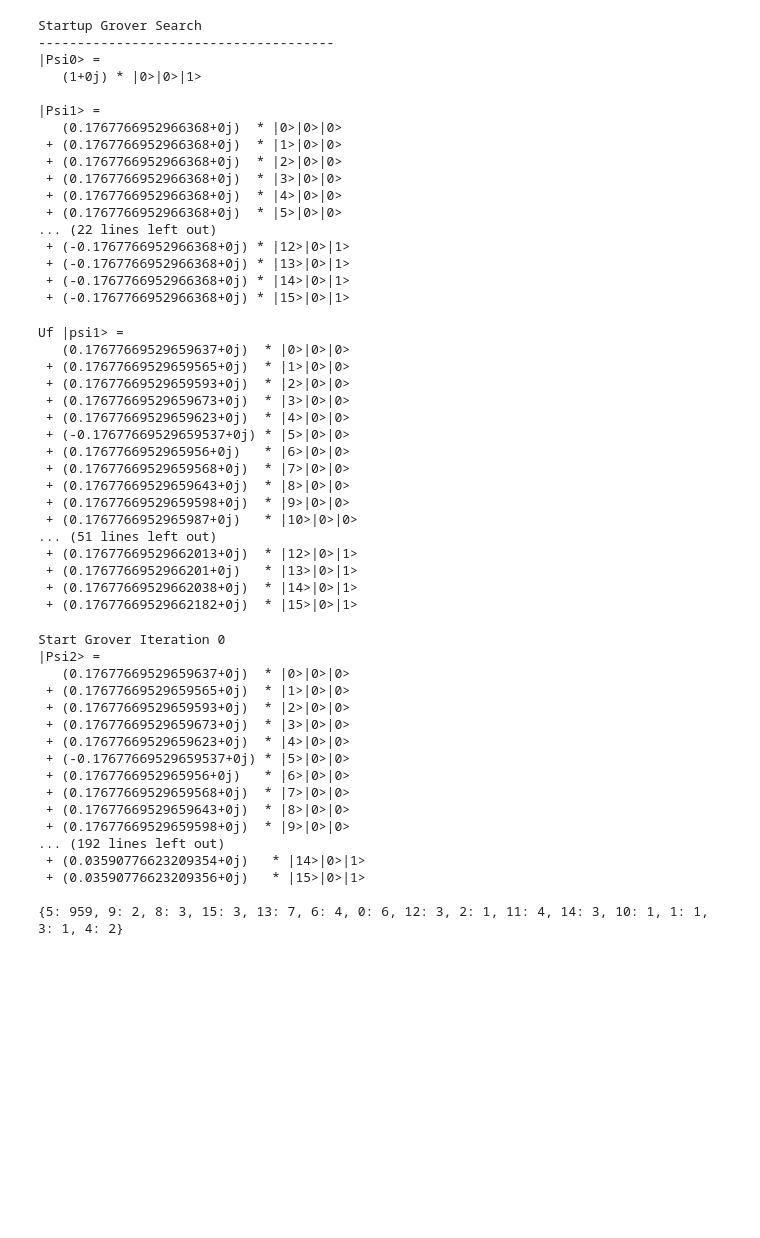
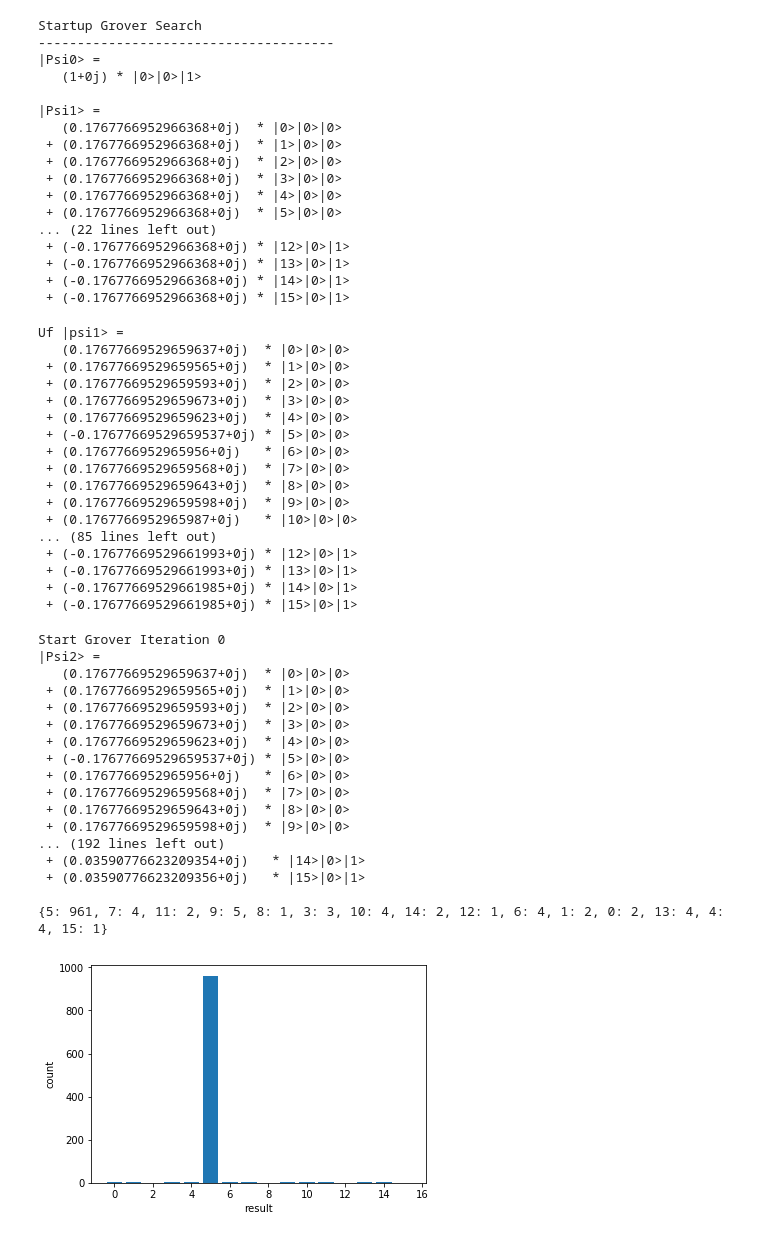
Before and after one commit to lehner/sqc, a Jupyter notebook: grover.ipynb, the cells around one changed output. Drawn from its saved outputs; the diff is of its cells as text; code cells hidden in the pictures; blank space fills up the shorter version.

```diff
--- a/grover.ipynb
+++ b/grover.ipynb
@@ -225,13 +225,19 @@ def Uf(o): # additional 4 bit in CnrootX is to check for overflow in f(x)=2x
 def Usdiag(o): # 2|0><0| - sum_i |i><i|, draw circuit?
     return CnrootX([0,1,2,3],4,1.,CnrootX([0,1,2,3],4,1.,o.X(0).X(1).X(2).X(3)).X(4).Rz(4,np.pi)).X(0).X(1).X(2).X(3).X(4)
 
+uf=Uf(sqc.operator(Nbits))
 print("Uf |psi1> = ")
-print(Uf(sqc.operator(Nbits)) * psi1)
+print(uf * psi1)
 print("")
 
 print("Usdiag |psi1> = ")
 print(Usdiag(sqc.operator(Nbits)) * psi1)
 print("")
+
+us=Usdiag(sqc.operator(Nbits).H(0).H(1).H(2).H(3)).H(0).H(1).H(2).H(3)
+print("Us |psi1> = ")
+print(us * psi1)
+print("")
 # %% [output]
 Uf |psi1> =
    (0.17677669529659637+0j)  * |0>|0>|0>
@@ -245,29 +251,29 @@ Uf |psi1> =
  + (0.17677669529659643+0j)  * |8>|0>|0>
  + (0.17677669529659598+0j)  * |9>|0>|0>
  + (0.1767766952965987+0j)   * |10>|0>|0>
-... (51 lines left out)
- + (0.17677669529662013+0j)  * |12>|0>|1>
- + (0.1767766952966201+0j)   * |13>|0>|1>
- + (0.17677669529662038+0j)  * |14>|0>|1>
- + (0.17677669529662182+0j)  * |15>|0>|1>
+... (85 lines left out)
+ + (-0.17677669529661993+0j) * |12>|0>|1>
+ + (-0.17677669529661993+0j) * |13>|0>|1>
+ + (-0.17677669529661985+0j) * |14>|0>|1>
+ + (-0.17677669529661985+0j) * |15>|0>|1>
 # %%
-
+psiA=psi1
 for i in range(optimal_k):
     print("Start Grover Iteration %d" % i)
 
     # Psi2
-    psi2=Uf(sqc.operator(Nbits)) * psi1
+    psi2=uf * psiA
     print("|Psi2> = ")
     print(psi2)
     print("")
 
     # Psi3
-    psi3=Usdiag(sqc.operator(Nbits).H(0).H(1).H(2).H(3)).H(0).H(1).H(2).H(3) * psi2
+    psi3=us * psi2
     print("|Psi3> = ")
     print(psi3)
     print("")
 
-    psi1=psi3
+    psiA=psi3
 
 # Measurement
 res=sqc.sample(psi3, n=1000, mask=[0,1,2,3])
@@ -289,4 +295,11 @@ Start Grover Iteration 0
  + (0.03590776623209354+0j)   * |14>|0>|1>
  + (0.03590776623209356+0j)   * |15>|0>|1>
 
-{5: 959, 9: 2, 8: 3, 15: 3, 13: 7, 6: 4, 0: 6, 12: 3, 2: 1, 11: 4, 14: 3, 10: 1, 1: 1, 3: 1, 4: 2}
+{5: 961, 7: 4, 11: 2, 9: 5, 8: 1, 3: 3, 10: 4, 14: 2, 12: 1, 6: 4, 1: 2, 0: 2, 13: 4, 4: 4, 15: 1}
+# %%
+plt.bar(res.keys(),res.values())
+plt.xlabel('result')
+plt.ylabel('count')
+plt.show()
+# %% [output]
+[figure, added]
```
